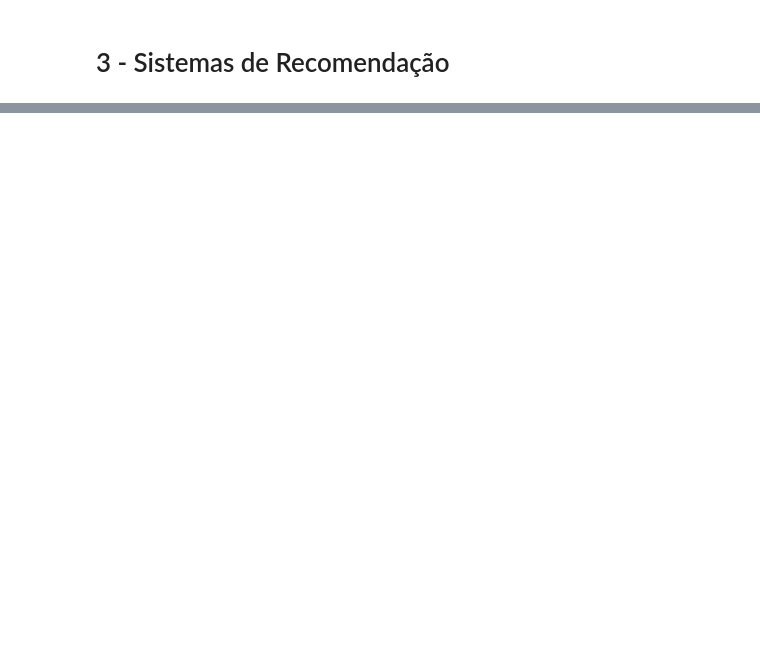
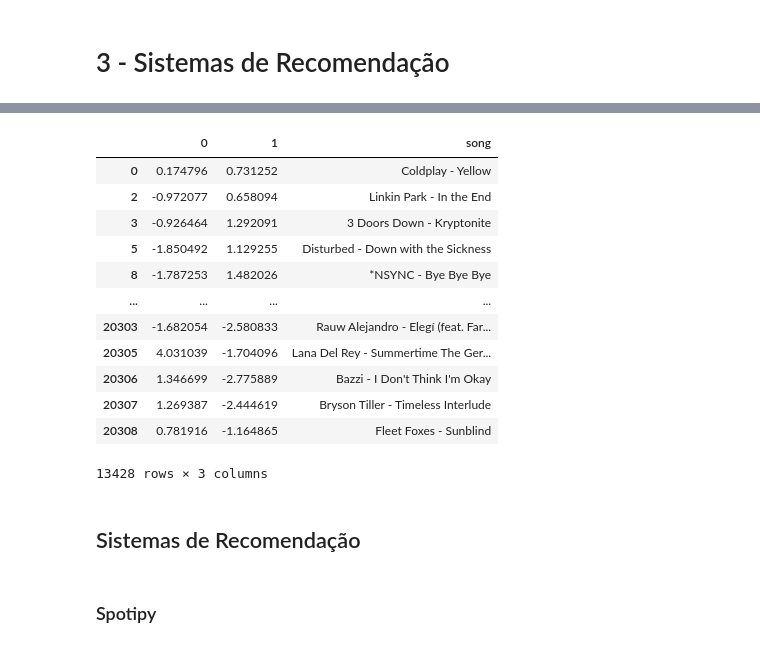
Before and after one commit to rafaellima13/Atividade_Cluster, a Jupyter notebook: Rafael_Lima_Recomendador_de_musicas_online.ipynb, the cells around one changed output, grey strips where cells are left out. Cells and saved outputs as stored; diff of their text form; code cells hidden in the pictures; blank space fills up the shorter version.

```diff
--- a/Rafael_Lima_Recomendador_de_musicas_online.ipynb
+++ b/Rafael_Lima_Recomendador_de_musicas_online.ipynb
@@ -622,0 +433,2 @@ Faremos na aula de sexta! (:
+# %%
+musica = "U2 - Beautiful Day"
@@ -622,0 +462,21 @@ Faremos na aula de sexta! (:
+# %%
+musicas_recomendadas = projection_m[projection_m['cluster_pca'] == cluster_musica]
+musicas_recomendadas[[0,1,'song']]
+# %% [output]
+|  | 0 | 1 | song |
+| 0 | 0.174796 | 0.731252 | Coldplay - Yellow |
+| 2 | -0.972077 | 0.658094 | Linkin Park - In the End |
+| 3 | -0.926464 | 1.292091 | 3 Doors Down - Kryptonite |
+| 5 | -1.850492 | 1.129255 | Disturbed - Down with the Sickness |
+| 8 | -1.787253 | 1.482026 | *NSYNC - Bye Bye Bye |
+| ... | ... | ... | ... |
+| 20303 | -1.682054 | -2.580833 | Rauw Alejandro - Elegí (feat. Far... |
+| 20305 | 4.031039 | -1.704096 | Lana Del Rey - Summertime The Ger... |
+| 20306 | 1.346699 | -2.775889 | Bazzi - I Don't Think I'm Okay |
+| 20307 | 1.269387 | -2.444619 | Bryson Tiller - Timeless Interlude |
+| 20308 | 0.781916 | -1.164865 | Fleet Foxes - Sunblind |
+13428 rows × 3 columns
+# %% [markdown]
+## Sistemas de Recomendação
+# %% [markdown]
+### Spotipy
```
Also changed, not shown: parts of 57 cells of this notebook.
